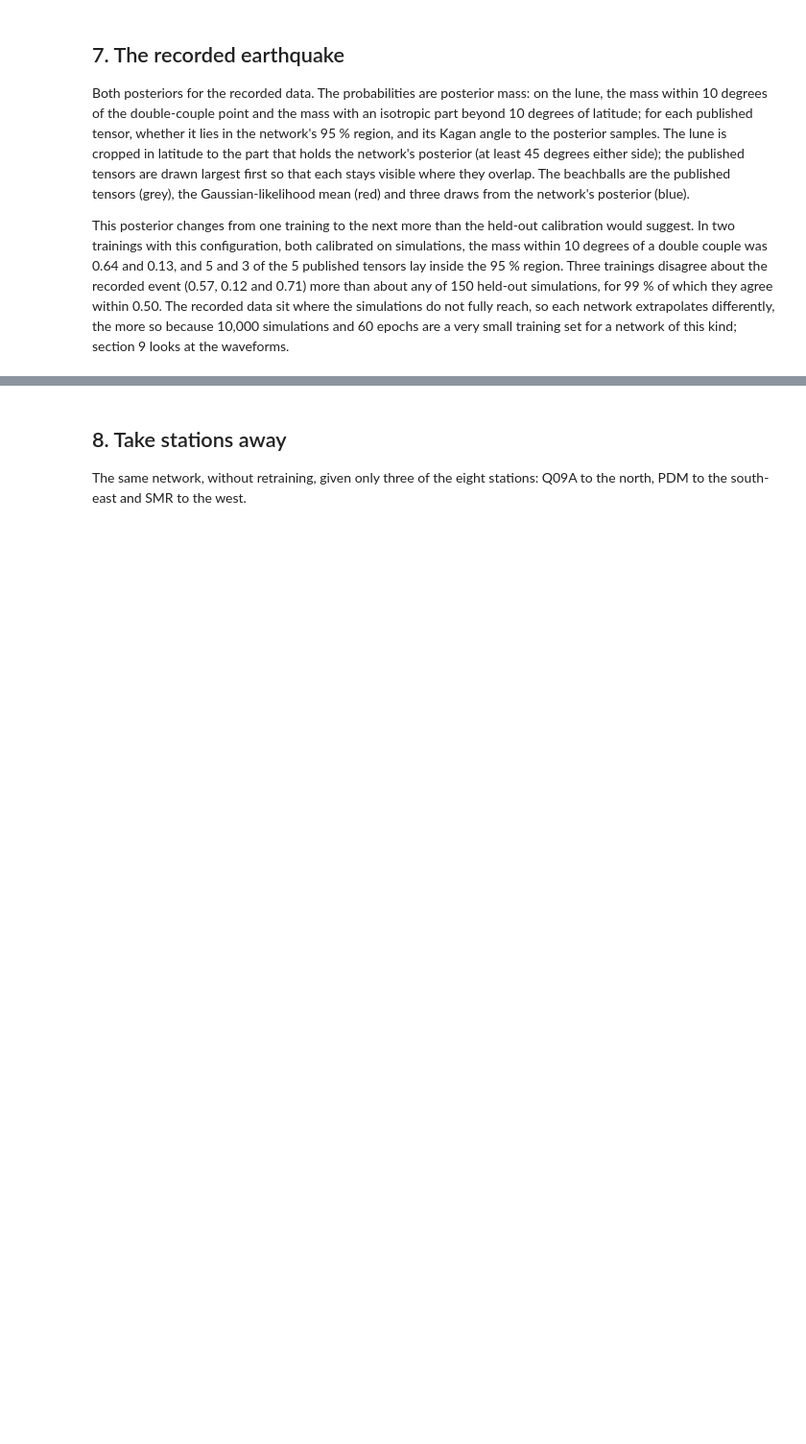
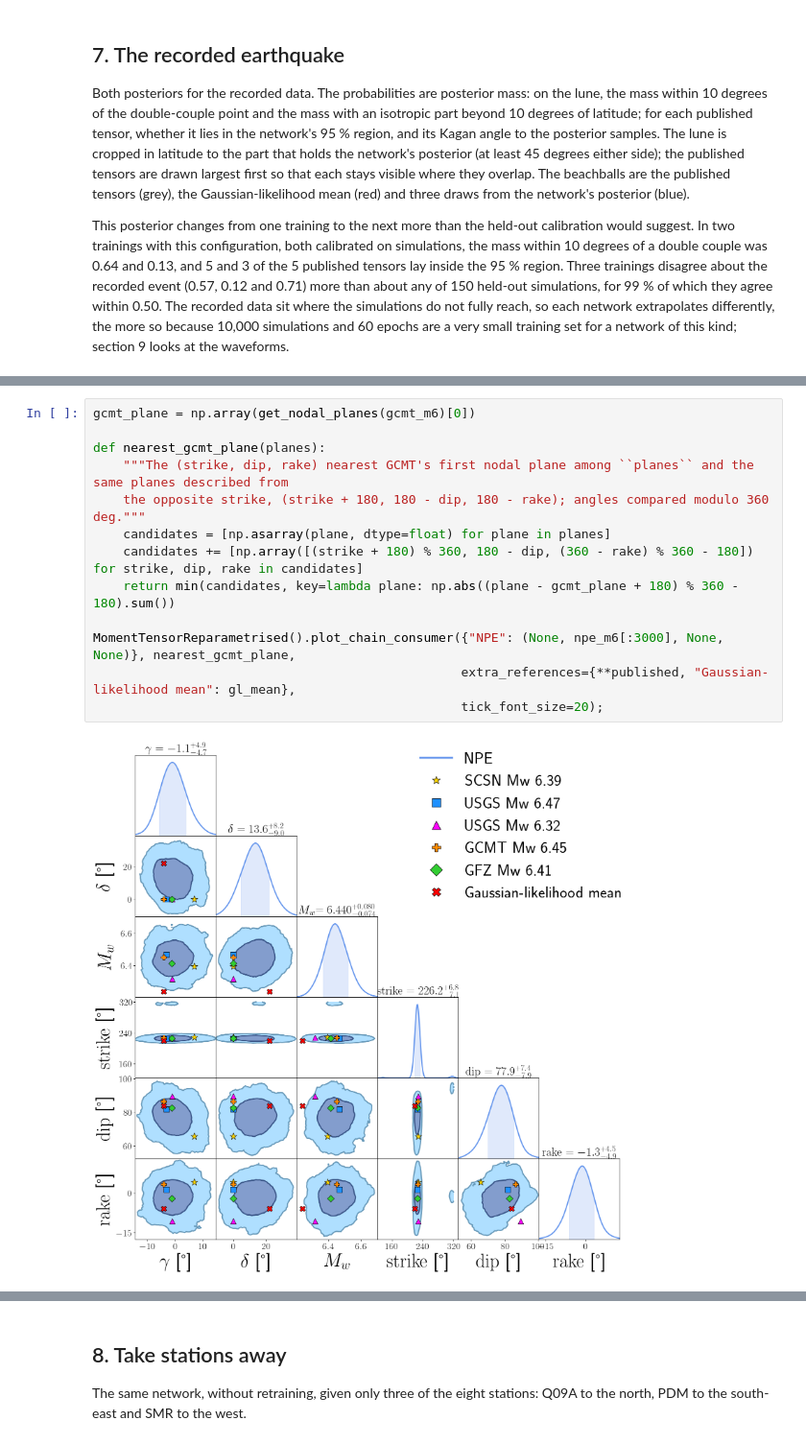
Before and after one commit to asaoulis/seismo-sbi, a Jupyter notebook: examples/npe_flagship.ipynb, the cells around one changed output, grey strips where cells are left out. Shown at 96% size. Drawn from its saved outputs; the diff is of its cells as text; blank space fills up the shorter version.

```diff
--- a/examples/npe_flagship.ipynb
+++ b/examples/npe_flagship.ipynb
@@ -436,0 +450,15 @@ GFZ Mw 6.41      in the NPE 95 % region: yes; Kagan angle to NPE samples  7.4 de
+# %%
+gcmt_plane = np.array(get_nodal_planes(gcmt_m6)[0])
+
+def nearest_gcmt_plane(planes):
+    """The (strike, dip, rake) nearest GCMT's first nodal plane among ``planes`` and the same planes described from
+    the opposite strike, (strike + 180, 180 - dip, 180 - rake); angles compared modulo 360 deg."""
+    candidates = [np.asarray(plane, dtype=float) for plane in planes]
+    candidates += [np.array([(strike + 180) % 360, 180 - dip, (360 - rake) % 360 - 180]) for strike, dip, rake in candidates]
+    return min(candidates, key=lambda plane: np.abs((plane - gcmt_plane + 180) % 360 - 180).sum())
+
+MomentTensorReparametrised().plot_chain_consumer({"NPE": (None, npe_m6[:3000], None, None)}, nearest_gcmt_plane,
+                                                 extra_references={**published, "Gaussian-likelihood mean": gl_mean},
+                                                 tick_font_size=20);
+# %% [output]
+[figure, added]
```
Also changed, not shown: parts of 13 cells of this notebook, 2 other files.
